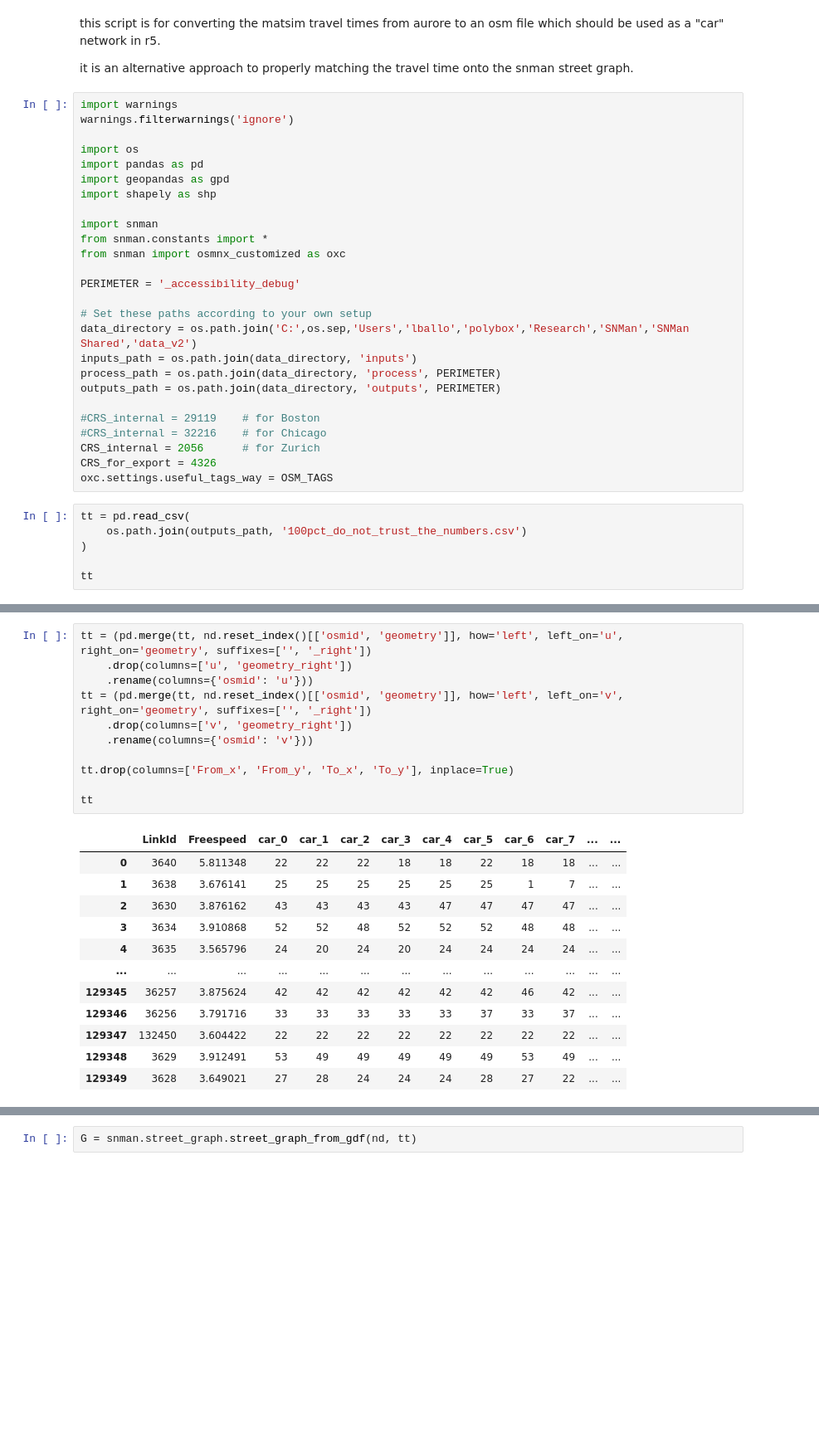
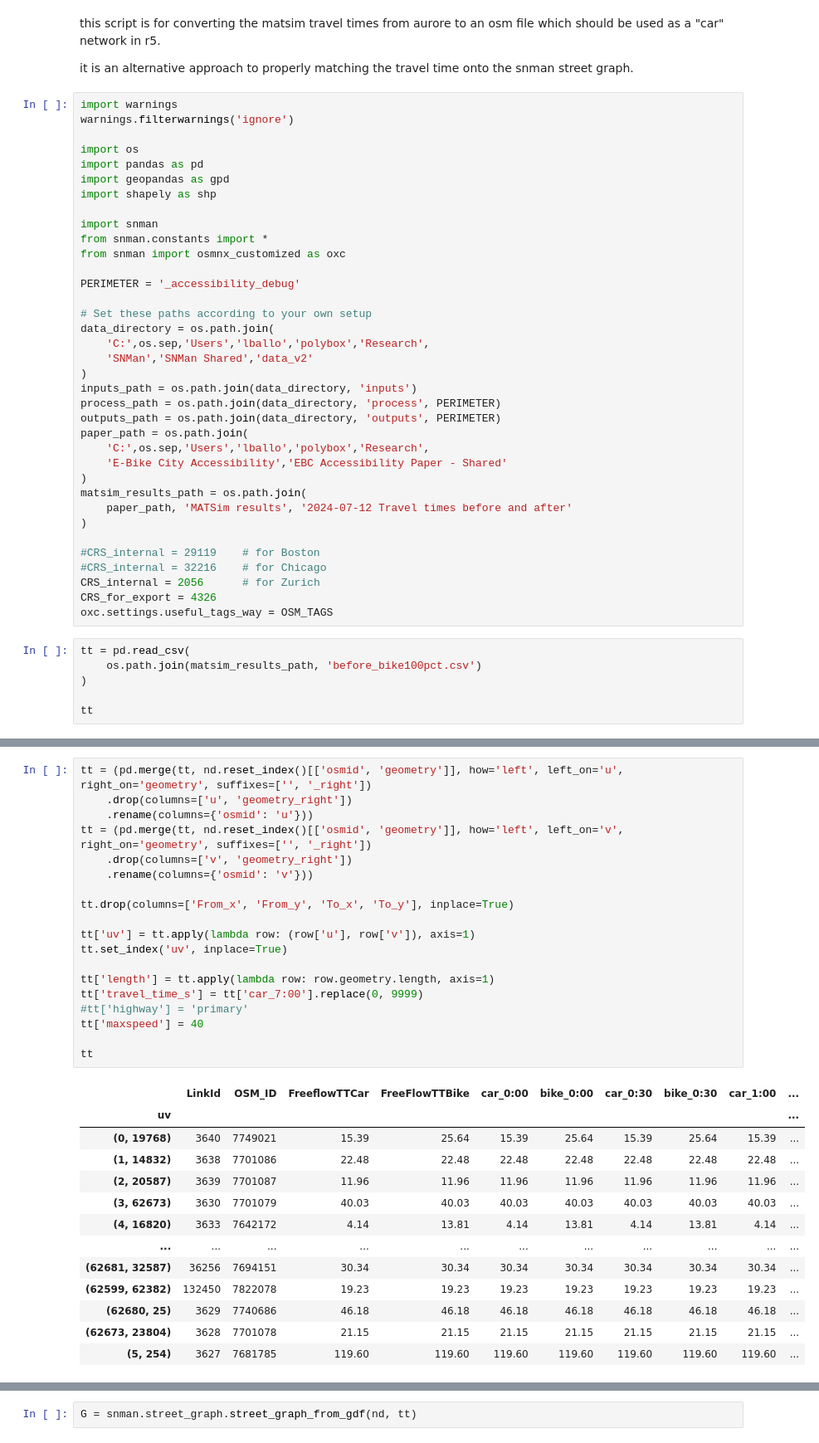
Before and after one commit to lukasballo/snman, a Jupyter notebook: scripts_accessibility_paper/matsim_travel_times_to_osm.ipynb, the cells around one changed output, grey strips where cells are left out. Shown at 83% size. Saved outputs shown, nothing was run; the diff lists cells and outputs as text; blank space fills up the shorter version.

Commit message:
adding accessibility calculation for each mode separately

```diff
--- a/scripts_accessibility_paper/matsim_travel_times_to_osm.ipynb
+++ b/scripts_accessibility_paper/matsim_travel_times_to_osm.ipynb
@@ -18,10 +18,20 @@ from snman import osmnx_customized as oxc
 PERIMETER = '_accessibility_debug'
 
 # Set these paths according to your own setup
-data_directory = os.path.join('C:',os.sep,'Users','lballo','polybox','Research','SNMan','SNMan Shared','data_v2')
+data_directory = os.path.join(
+    'C:',os.sep,'Users','lballo','polybox','Research',
+    'SNMan','SNMan Shared','data_v2'
+)
 inputs_path = os.path.join(data_directory, 'inputs')
 process_path = os.path.join(data_directory, 'process', PERIMETER)
 outputs_path = os.path.join(data_directory, 'outputs', PERIMETER)
+paper_path = os.path.join(
+    'C:',os.sep,'Users','lballo','polybox','Research',
+    'E-Bike City Accessibility','EBC Accessibility Paper - Shared'
+)
+matsim_results_path = os.path.join(
+    paper_path, 'MATSim results', '2024-07-12 Travel times before and after'
+)
 
 #CRS_internal = 29119    # for Boston
 #CRS_internal = 32216    # for Chicago
@@ -30,7 +40,7 @@ CRS_for_export = 4326
 oxc.settings.useful_tags_way = OSM_TAGS
 # %%
 tt = pd.read_csv(
-    os.path.join(outputs_path, '100pct_do_not_trust_the_numbers.csv')
+    os.path.join(matsim_results_path, 'before_bike100pct.csv')
 )
 
 tt
@@ -120,24 +130,33 @@ nd
 # %%
 tt = (pd.merge(tt, nd.reset_index()[['osmid', 'geometry']], how='left', left_on='u', right_on='geometry', suffixes=['', '_right'])
     .drop(columns=['u', 'geometry_right'])
     .rename(columns={'osmid': 'u'}))
 tt = (pd.merge(tt, nd.reset_index()[['osmid', 'geometry']], how='left', left_on='v', right_on='geometry', suffixes=['', '_right'])
     .drop(columns=['v', 'geometry_right'])
     .rename(columns={'osmid': 'v'}))
 
 tt.drop(columns=['From_x', 'From_y', 'To_x', 'To_y'], inplace=True)
 
+tt['uv'] = tt.apply(lambda row: (row['u'], row['v']), axis=1)
+tt.set_index('uv', inplace=True)
+
+tt['length'] = tt.apply(lambda row: row.geometry.length, axis=1)
+tt['travel_time_s'] = tt['car_7:00'].replace(0, 9999)
+#tt['highway'] = 'primary'
+tt['maxspeed'] = 40
+
 tt
 # %% [output]
-|  | LinkId | Freespeed | car_0 | car_1 | car_2 | car_3 | car_4 | car_5 | car_6 | car_7 | ... | ... |
-| 0 | 3640 | 5.811348 | 22 | 22 | 22 | 18 | 18 | 22 | 18 | 18 | ... | ... |
-| 1 | 3638 | 3.676141 | 25 | 25 | 25 | 25 | 25 | 25 | 1 | 7 | ... | ... |
-| 2 | 3630 | 3.876162 | 43 | 43 | 43 | 43 | 47 | 47 | 47 | 47 | ... | ... |
-| 3 | 3634 | 3.910868 | 52 | 52 | 48 | 52 | 52 | 52 | 48 | 48 | ... | ... |
-| 4 | 3635 | 3.565796 | 24 | 20 | 24 | 20 | 24 | 24 | 24 | 24 | ... | ... |
-| ... | ... | ... | ... | ... | ... | ... | ... | ... | ... | ... | ... | ... |
-| 129345 | 36257 | 3.875624 | 42 | 42 | 42 | 42 | 42 | 42 | 46 | 42 | ... | ... |
-| 129346 | 36256 | 3.791716 | 33 | 33 | 33 | 33 | 33 | 37 | 33 | 37 | ... | ... |
-| 129347 | 132450 | 3.604422 | 22 | 22 | 22 | 22 | 22 | 22 | 22 | 22 | ... | ... |
-| 129348 | 3629 | 3.912491 | 53 | 49 | 49 | 49 | 49 | 49 | 53 | 49 | ... | ... |
-| 129349 | 3628 | 3.649021 | 27 | 28 | 24 | 24 | 24 | 28 | 27 | 22 | ... | ... |
+|  | LinkId | OSM_ID | FreeflowTTCar | FreeFlowTTBike | car_0:00 | bike_0:00 | car_0:30 | bike_0:30 | car_1:00 | ... |
+| uv |  |  |  |  |  |  |  |  |  | ... |
+| (0, 19768) | 3640 | 7749021 | 15.39 | 25.64 | 15.39 | 25.64 | 15.39 | 25.64 | 15.39 | ... |
+| (1, 14832) | 3638 | 7701086 | 22.48 | 22.48 | 22.48 | 22.48 | 22.48 | 22.48 | 22.48 | ... |
+| (2, 20587) | 3639 | 7701087 | 11.96 | 11.96 | 11.96 | 11.96 | 11.96 | 11.96 | 11.96 | ... |
+| (3, 62673) | 3630 | 7701079 | 40.03 | 40.03 | 40.03 | 40.03 | 40.03 | 40.03 | 40.03 | ... |
+| (4, 16820) | 3633 | 7642172 | 4.14 | 13.81 | 4.14 | 13.81 | 4.14 | 13.81 | 4.14 | ... |
+| ... | ... | ... | ... | ... | ... | ... | ... | ... | ... | ... |
+| (62681, 32587) | 36256 | 7694151 | 30.34 | 30.34 | 30.34 | 30.34 | 30.34 | 30.34 | 30.34 | ... |
+| (62599, 62382) | 132450 | 7822078 | 19.23 | 19.23 | 19.23 | 19.23 | 19.23 | 19.23 | 19.23 | ... |
+| (62680, 25) | 3629 | 7740686 | 46.18 | 46.18 | 46.18 | 46.18 | 46.18 | 46.18 | 46.18 | ... |
+| (62673, 23804) | 3628 | 7701078 | 21.15 | 21.15 | 21.15 | 21.15 | 21.15 | 21.15 | 21.15 | ... |
+| (5, 254) | 3627 | 7681785 | 119.60 | 119.60 | 119.60 | 119.60 | 119.60 | 119.60 | 119.60 | ... |
```
Also changed, not shown: parts of 14 cells of this notebook, 9 other files.
